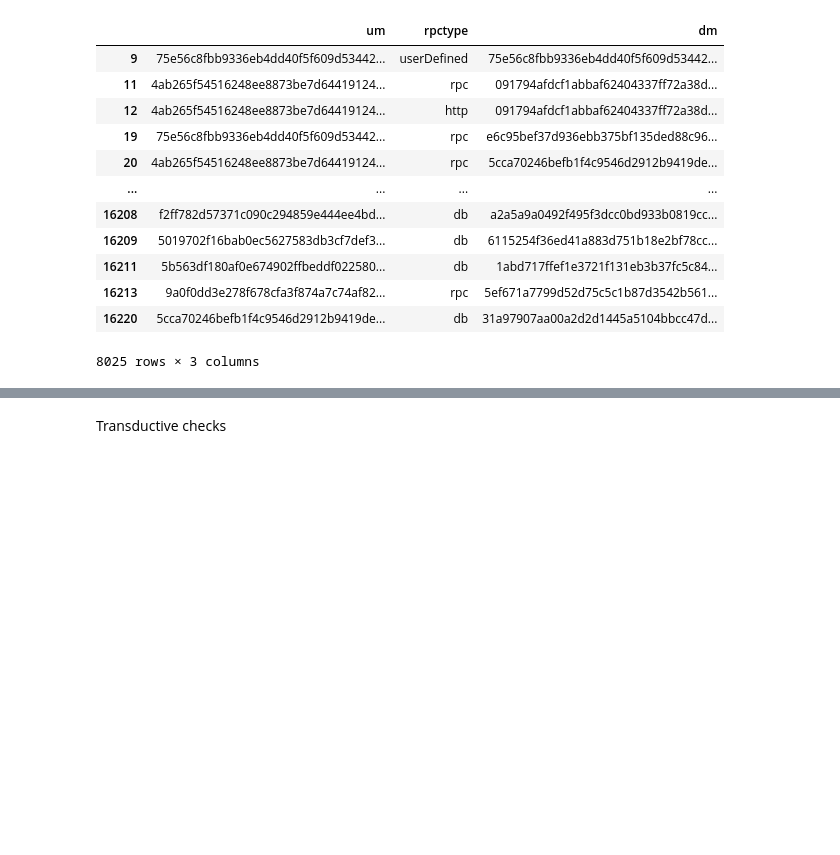
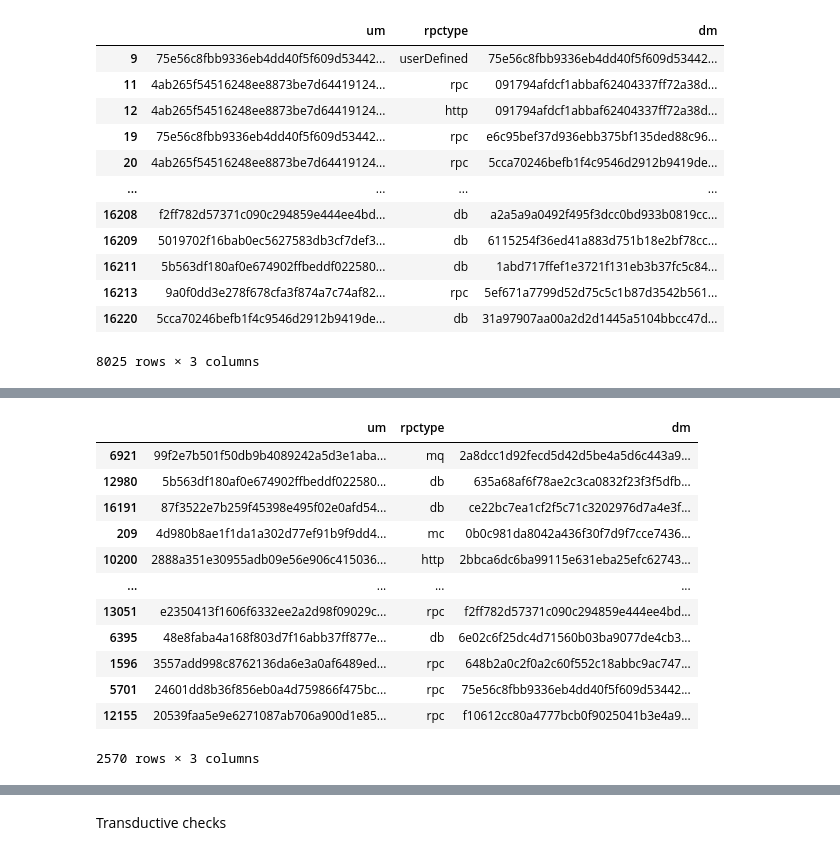
Before and after one commit to GianlucaRub/Master-Thesis, a Jupyter notebook: Gianluca - MSCallGraph_0 - tsv creation transductive.ipynb, the cells around one changed output, grey strips where cells are left out. Drawn from its saved outputs; the diff is of its cells as text; code cells hidden in the pictures; blank space fills up the shorter version.

```diff
--- a/Gianluca - MSCallGraph_0 - tsv creation transductive.ipynb
+++ b/Gianluca - MSCallGraph_0 - tsv creation transductive.ipynb
@@ -99,0 +101,17 @@ train_df
+# %%
+validation_df = remaining_df.sample(frac = 0.44, random_state = seed)
+validation_df
+# %% [output]
+|  | um | rpctype | dm |
+| 6921 | 99f2e7b501f50db9b4089242a5d3e1aba... | mq | 2a8dcc1d92fecd5d42d5be4a5d6c443a9... |
+| 12980 | 5b563df180af0e674902ffbeddf022580... | db | 635a68af6f78ae2c3ca0832f23f3f5dfb... |
+| 16191 | 87f3522e7b259f45398e495f02e0afd54... | db | ce22bc7ea1cf2f5c71c3202976d7a4e3f... |
+| 209 | 4d980b8ae1f1da1a302d77ef91b9f9dd4... | mc | 0b0c981da8042a436f30f7d9f7cce7436... |
+| 10200 | 2888a351e30955adb09e56e906c415036... | http | 2bbca6dc6ba99115e631eba25efc62743... |
+| ... | ... | ... | ... |
+| 13051 | e2350413f1606f6332ee2a2d98f09029c... | rpc | f2ff782d57371c090c294859e444ee4bd... |
+| 6395 | 48e8faba4a168f803d7f16abb37ff877e... | db | 6e02c6f25dc4d71560b03ba9077de4cb3... |
+| 1596 | 3557add998c8762136da6e3a0af6489ed... | rpc | 648b2a0c2f0a2c60f552c18abbc9ac747... |
+| 5701 | 24601dd8b36f856eb0a4d759866f475bc... | rpc | 75e56c8fbb9336eb4dd40f5f609d53442... |
+| 12155 | 20539faa5e9e6271087ab706a900d1e85... | rpc | f10612cc80a4777bcb0f9025041b3e4a9... |
+2570 rows × 3 columns
```
Also changed, not shown: parts of 17 cells of this notebook, 2 other files.
